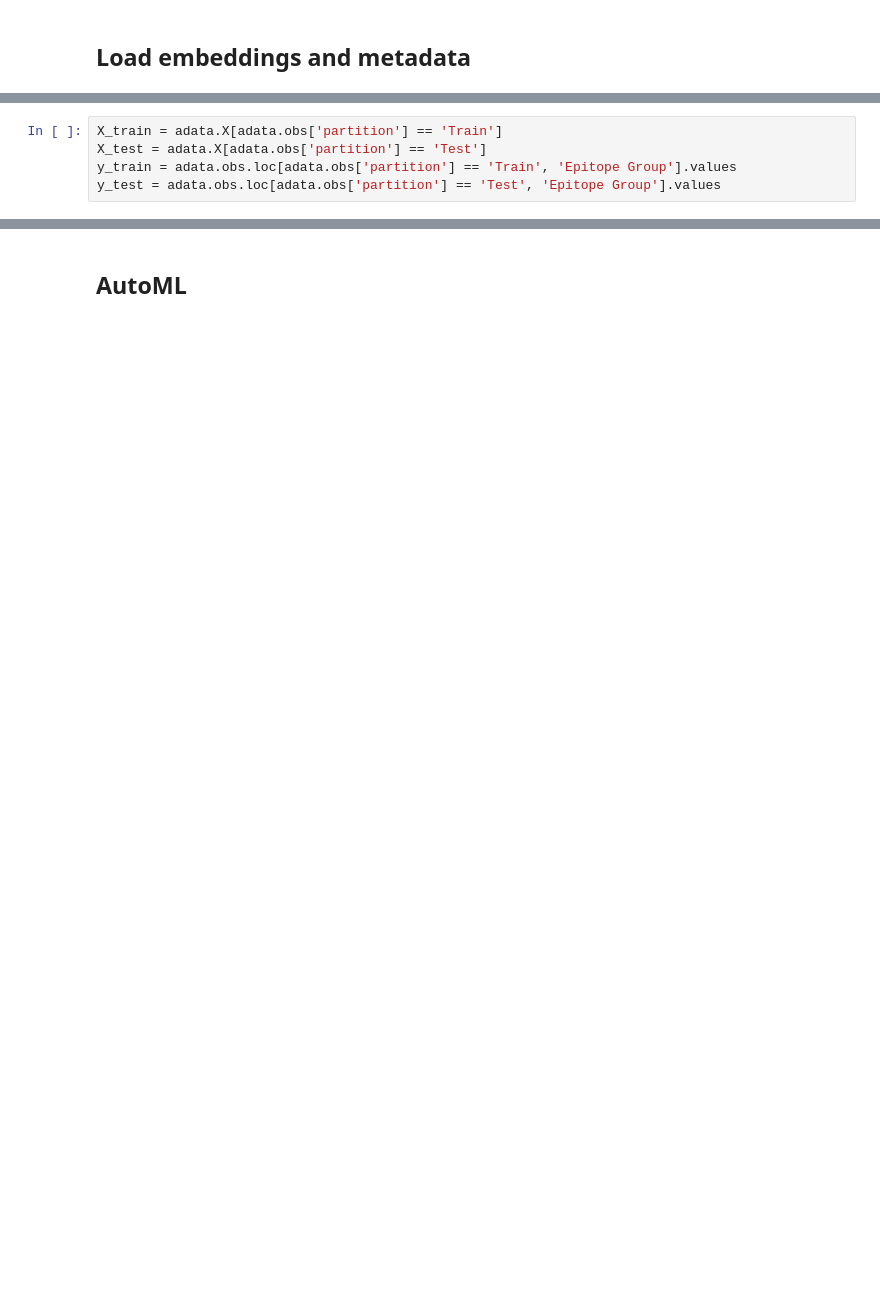
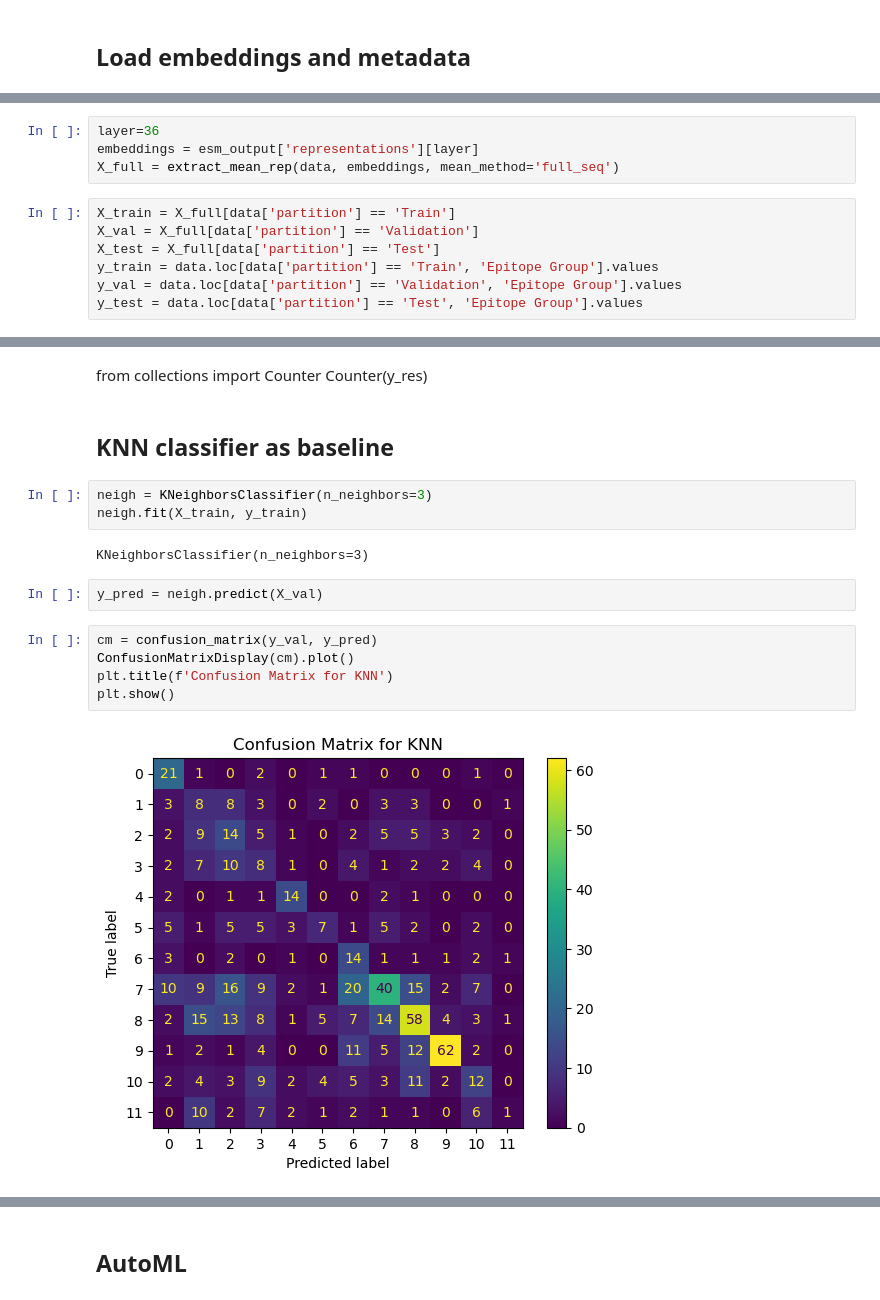
Before and after one commit to JonasBlomquist/AI4ProtEng_AIntibody, a Jupyter notebook: notebooks/automl_classification.ipynb, the cells around one changed output, grey strips where cells are left out. Saved outputs shown, nothing was run; the diff lists cells and outputs as text; blank space fills up the shorter version.

```diff
--- a/notebooks/automl_classification.ipynb
+++ b/notebooks/automl_classification.ipynb
@@ -52,5 +90,11 @@ adata.obs = data
+# %%
+layer=36
+embeddings = esm_output['representations'][layer]
+X_full = extract_mean_rep(data, embeddings, mean_method='full_seq')
 # %%
-X_train = adata.X[adata.obs['partition'] == 'Train']
-X_test = adata.X[adata.obs['partition'] == 'Test']
-y_train = adata.obs.loc[adata.obs['partition'] == 'Train', 'Epitope Group'].values
-y_test = adata.obs.loc[adata.obs['partition'] == 'Test', 'Epitope Group'].values
+X_train = X_full[data['partition'] == 'Train']
+X_val = X_full[data['partition'] == 'Validation']
+X_test = X_full[data['partition'] == 'Test']
+y_train = data.loc[data['partition'] == 'Train', 'Epitope Group'].values
+y_val = data.loc[data['partition'] == 'Validation', 'Epitope Group'].values
+y_test = data.loc[data['partition'] == 'Test', 'Epitope Group'].values
@@ -56,0 +145,19 @@ y_test = adata.obs.loc[adata.obs['partition'] == 'Test', 'Epitope Group'].values
+# %% [markdown]
+from collections import Counter
+Counter(y_res)
+# %% [markdown]
+## KNN classifier as baseline
+# %%
+neigh = KNeighborsClassifier(n_neighbors=3)
+neigh.fit(X_train, y_train)
+# %% [output]
+KNeighborsClassifier(n_neighbors=3)
+# %%
+y_pred = neigh.predict(X_val)
+# %%
+cm = confusion_matrix(y_val, y_pred)
+ConfusionMatrixDisplay(cm).plot()
+plt.title(f'Confusion Matrix for KNN')
+plt.show()
+# %% [output]
+[figure, added]
```
Also changed, not shown: parts of 46 cells of this notebook.
